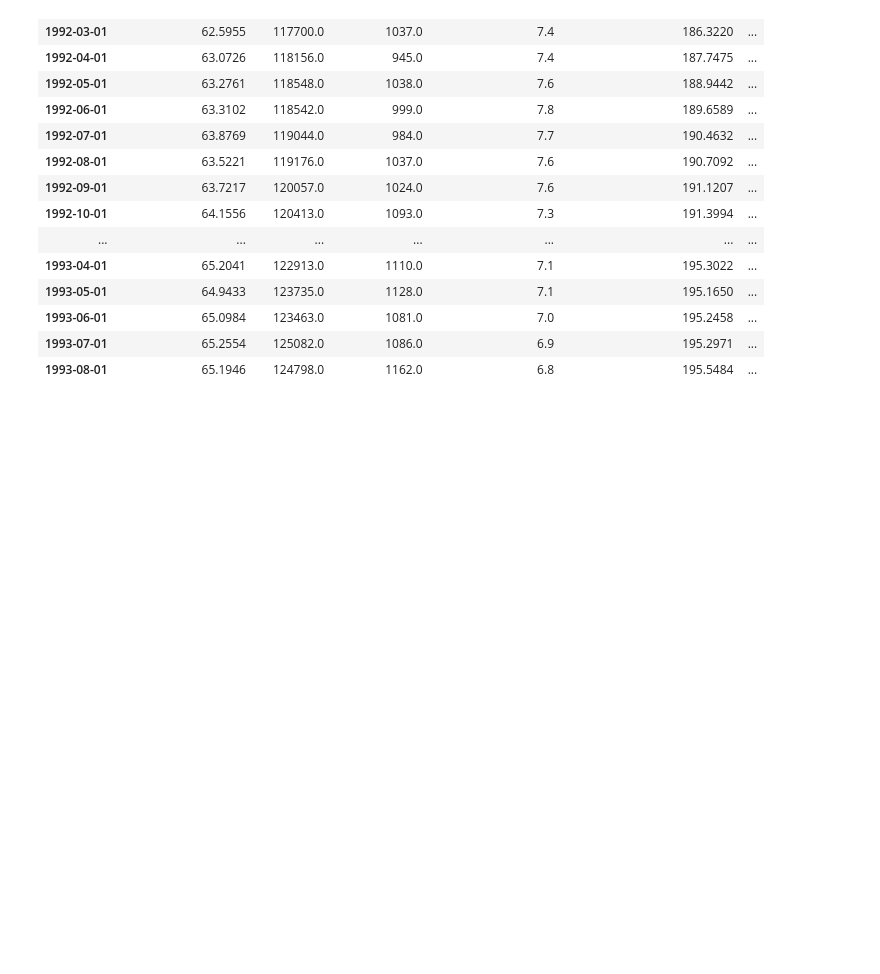
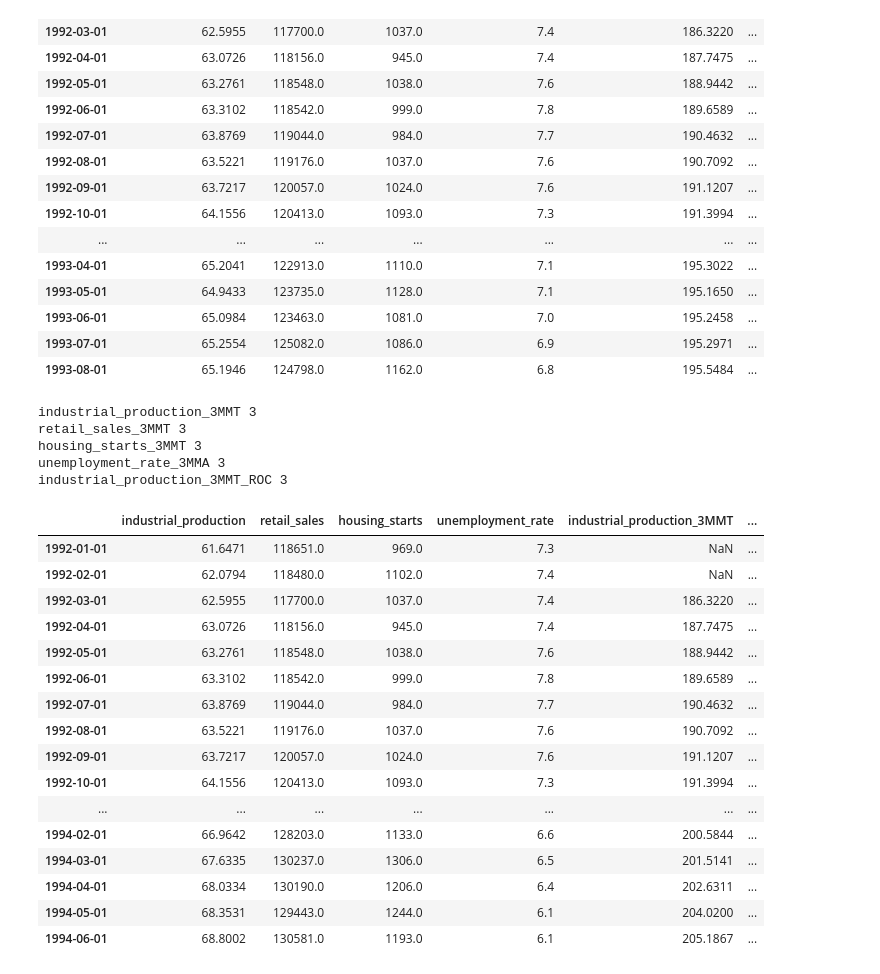
Before and after one commit to kevinmiguel97/Unemployment-analysis, a Jupyter notebook: notebook_unemployment.ipynb, the cells around one changed output. Drawn from its saved outputs; the diff is of its cells as text; code cells hidden in the pictures; blank space fills up the shorter version.

```diff
--- a/notebook_unemployment.ipynb
+++ b/notebook_unemployment.ipynb
@@ -373,3 +359,38 @@ merged_df.head(20)
 | 1993-06-01 | 65.0984 | 123463.0 | 1081.0 | 7.0 | 195.2458 | ... |
 | 1993-07-01 | 65.2554 | 125082.0 | 1086.0 | 6.9 | 195.2971 | ... |
 | 1993-08-01 | 65.1946 | 124798.0 | 1162.0 | 6.8 | 195.5484 | ... |
+# %%
+# Applying function
+import regex as re
+
+for c in merged_df.columns[4:]:
+    if '3MM' in c:
+        merged_df[c + '_ROC'] = ROC(merged_df[c], n=3)
+    elif '12MM' in c:
+        merged_df[c + '_ROC'] = ROC(merged_df[c], n=12)
+
+
+merged_df.head(30)
+# %% [output]
+industrial_production_3MMT 3
+retail_sales_3MMT 3
+housing_starts_3MMT 3
+unemployment_rate_3MMA 3
+industrial_production_3MMT_ROC 3
+|  | industrial_production | retail_sales | housing_starts | unemployment_rate | industrial_production_3MMT | ... |
+| 1992-01-01 | 61.6471 | 118651.0 | 969.0 | 7.3 | NaN | ... |
+| 1992-02-01 | 62.0794 | 118480.0 | 1102.0 | 7.4 | NaN | ... |
+| 1992-03-01 | 62.5955 | 117700.0 | 1037.0 | 7.4 | 186.3220 | ... |
+| 1992-04-01 | 63.0726 | 118156.0 | 945.0 | 7.4 | 187.7475 | ... |
+| 1992-05-01 | 63.2761 | 118548.0 | 1038.0 | 7.6 | 188.9442 | ... |
+| 1992-06-01 | 63.3102 | 118542.0 | 999.0 | 7.8 | 189.6589 | ... |
+| 1992-07-01 | 63.8769 | 119044.0 | 984.0 | 7.7 | 190.4632 | ... |
+| 1992-08-01 | 63.5221 | 119176.0 | 1037.0 | 7.6 | 190.7092 | ... |
+| 1992-09-01 | 63.7217 | 120057.0 | 1024.0 | 7.6 | 191.1207 | ... |
+| 1992-10-01 | 64.1556 | 120413.0 | 1093.0 | 7.3 | 191.3994 | ... |
+| ... | ... | ... | ... | ... | ... | ... |
+| 1994-02-01 | 66.9642 | 128203.0 | 1133.0 | 6.6 | 200.5844 | ... |
+| 1994-03-01 | 67.6335 | 130237.0 | 1306.0 | 6.5 | 201.5141 | ... |
+| 1994-04-01 | 68.0334 | 130190.0 | 1206.0 | 6.4 | 202.6311 | ... |
+| 1994-05-01 | 68.3531 | 129443.0 | 1244.0 | 6.1 | 204.0200 | ... |
+| 1994-06-01 | 68.8002 | 130581.0 | 1193.0 | 6.1 | 205.1867 | ... |
```
Also changed, not shown: parts of 14 cells of this notebook.
